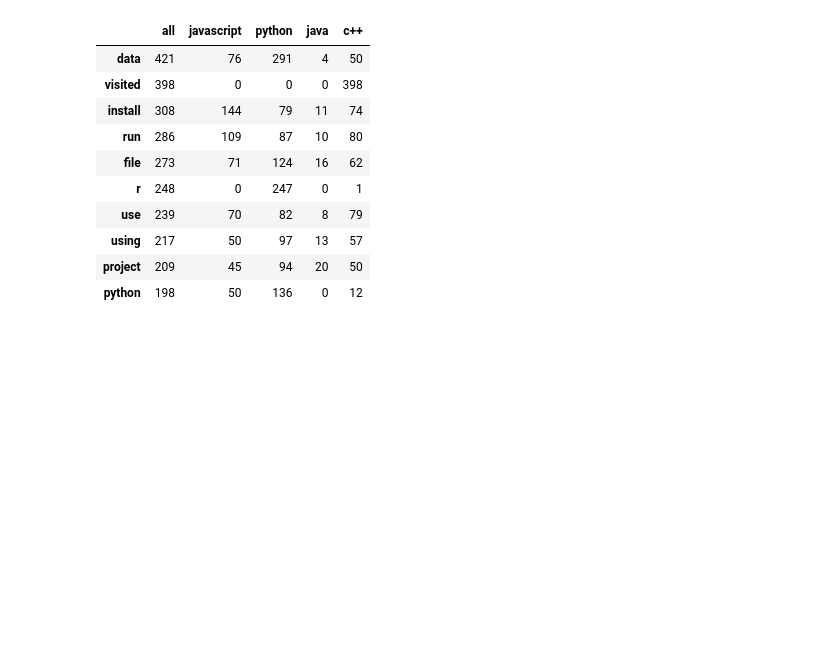
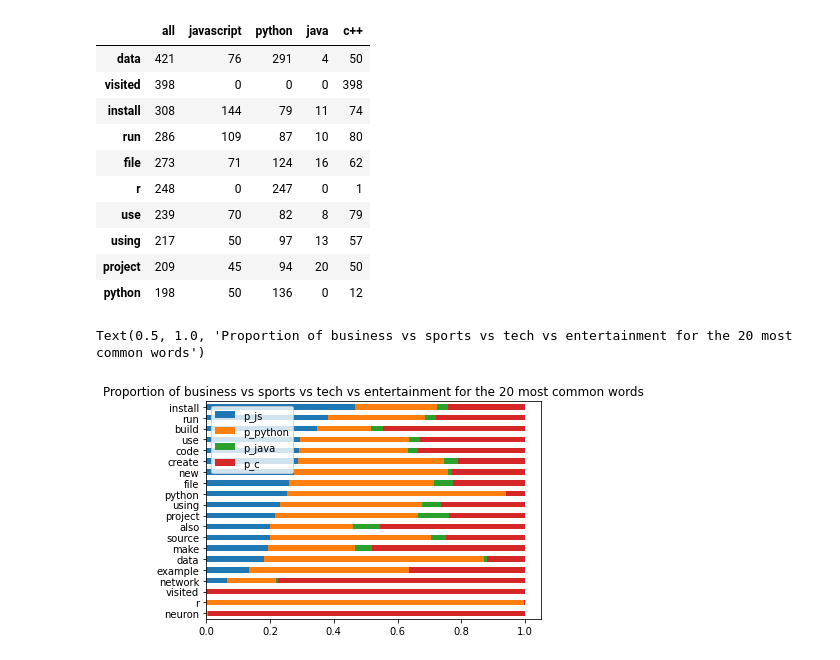
Before and after one commit to NLP-Darden-Project-Team-6/NLP-3, a Jupyter notebook: matt-explore.ipynb, the cells around one changed output. Drawn from its saved outputs; the diff is of its cells as text; code cells hidden in the pictures; blank space fills up the shorter version.

```diff
--- a/matt-explore.ipynb
+++ b/matt-explore.ipynb
@@ -170,0 +175,17 @@ word_counts.sort_values(by='all', ascending=False).head(10)
+# %%
+
+# plt.figure(figsize=(12,12))
+(word_counts
+ .assign(p_js=word_counts.javascript / word_counts['all'],
+         p_python=word_counts.python / word_counts['all'],
+         p_java=word_counts.java / word_counts['all'],
+         p_c=word_counts['c++'] / word_counts['all'])
+ .sort_values(by='all')
+ [['p_js', 'p_python', 'p_java', 'p_c']]
+ .tail(20)
+ .sort_values('p_js')
+ .plot.barh(stacked=True))
+plt.title('Proportion of business vs sports vs tech vs entertainment for the 20 most common words')
+# %% [output]
+Text(0.5, 1.0, 'Proportion of business vs sports vs tech vs entertainment for the 20 most common words')
+[figure, added]
```
Also changed, not shown: parts of 1 cell of this notebook.
